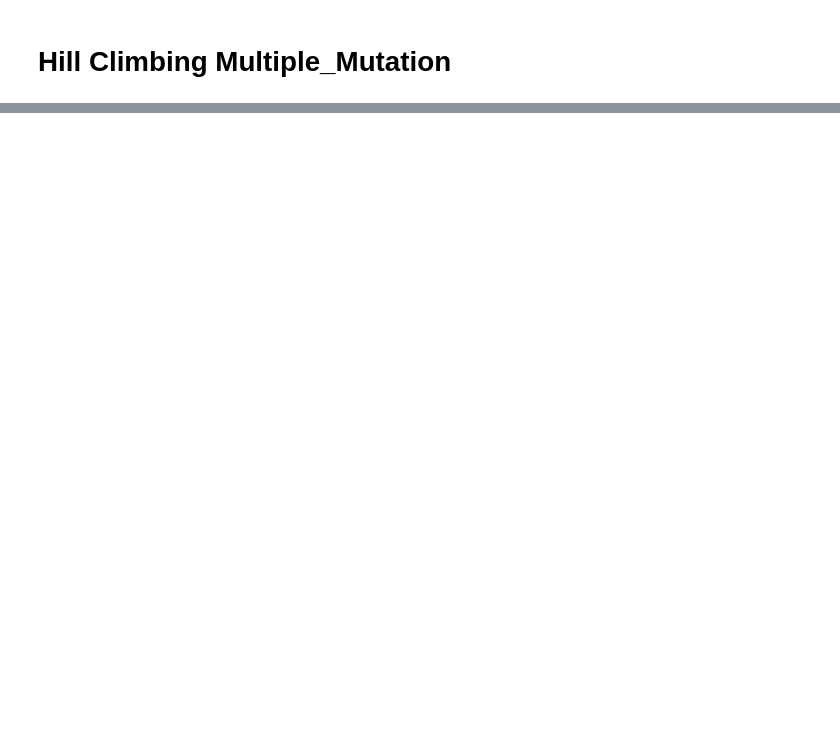
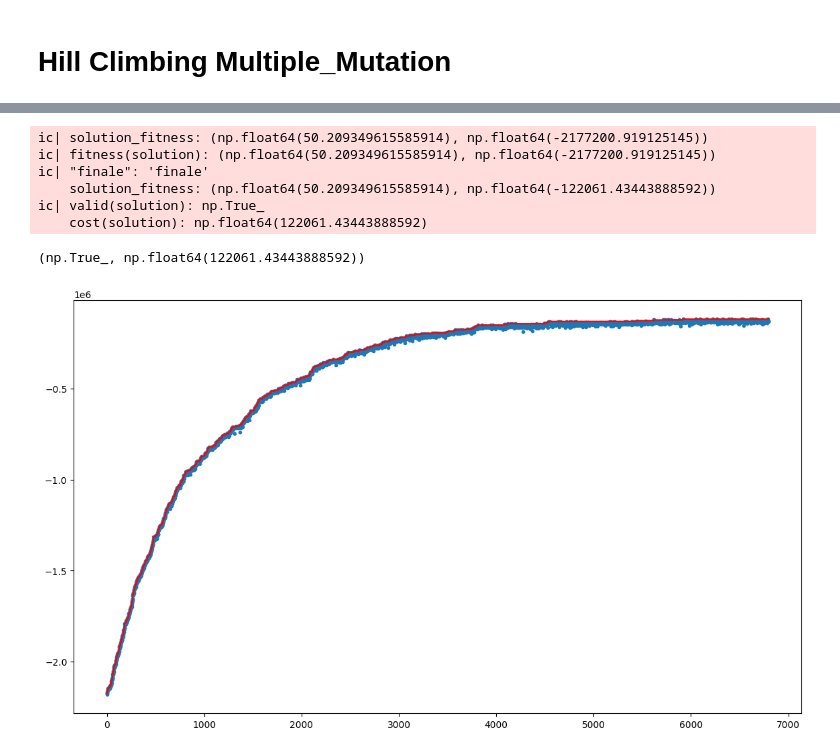
Before and after one commit to poliSimoneScalora/CI2024_lab1, a Jupyter notebook: set-cover.ipynb, the cells around one changed output, grey strips where cells are left out. Saved outputs shown, nothing was run; the diff lists cells and outputs as text; code cells hidden in the pictures; blank space fills up the shorter version.

```diff
--- a/set-cover.ipynb
+++ b/set-cover.ipynb
@@ -124,0 +145,65 @@ ic| fitness(solution): (np.int64(10000), np.float64(-938317.8921057044))
+# %%
+element_frequencies = np.sum(SETS, axis=0)
+rarity = 1 / (element_frequencies + 1e-6)
+
+def fitness(solution: np.ndarray) -> tuple:
+    selected_sets = SETS[solution]
+    covered_items = np.any(selected_sets, axis=0)
+    rarity_score = np.sum(covered_items * rarity)
+    return (rarity_score, -cost(solution))
+
+def multiple_mutation(solution: np.ndarray) -> np.ndarray:
+    new_solution = solution.copy()
+    index = None
+    while index is None or np.random.random() < 0.4:
+        index = np.random.randint(0, NUM_SETS)
+        new_solution[index] = not new_solution[index]
+    return new_solution
+
+solution = rng.random(NUM_SETS) < 0.5
+selected_sets = SETS[solution]
+solution_fitness = fitness(solution)
+ic(solution_fitness)
+history = [float(solution_fitness[1])]
+ic(fitness(solution))
+tweak = multiple_mutation
+N = 1000
+NO_Improvement_Steps = 0
+
+
+for n in tqdm(range(MAX_STEPS)):
+    new_solution = tweak(solution)  # Genera una nuova soluzione
+    f = fitness(new_solution)  # Calcola la fitness della nuova soluzione
+
+    history.append(float(f[1]))  # Salva il costo corrente
+    if f > solution_fitness:  # Migliora se ha un punteggio di rarità più alto o costo inferiore
+        solution = new_solution
+        solution_fitness = f  # Aggiorna la fitness corrente
+        NO_Improvement_Steps=0
+    else:
+        NO_Improvement_Steps+=1
+
+    if NO_Improvement_Steps>N:
+        break
+
+# Grafico della cronologia dei costi
+plt.figure(figsize=(14, 8))
+plt.plot(
+    range(len(history)),
+    list(accumulate(history, max)),  # Miglioramento cumulativo
+    color="red",
+)
+_ = plt.scatter(range(len(history)), history, marker=".")
+
+# Verifica finale
+ic("finale", solution_fitness)
+ic(valid(solution), cost(solution))
+# %% [output]
+ic| solution_fitness: (np.float64(50.209349615585914), np.float64(-2177200.919125145))
+ic| fitness(solution): (np.float64(50.209349615585914), np.float64(-2177200.919125145))
+ic| "finale": 'finale'
+    solution_fitness: (np.float64(50.209349615585914), np.float64(-122061.43443888592))
+ic| valid(solution): np.True_
+    cost(solution): np.float64(122061.43443888592)
+(np.True_, np.float64(122061.43443888592))
+[figure, added]
```
Also changed, not shown: parts of 5 cells of this notebook.
